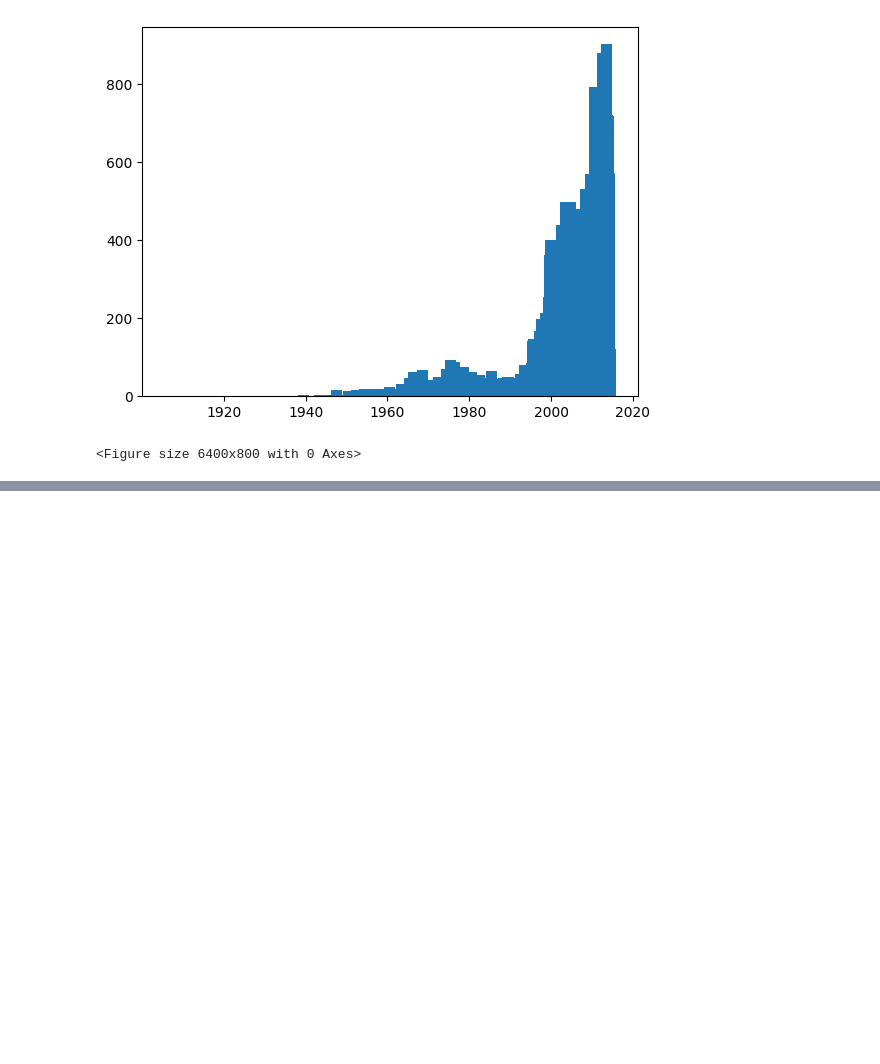
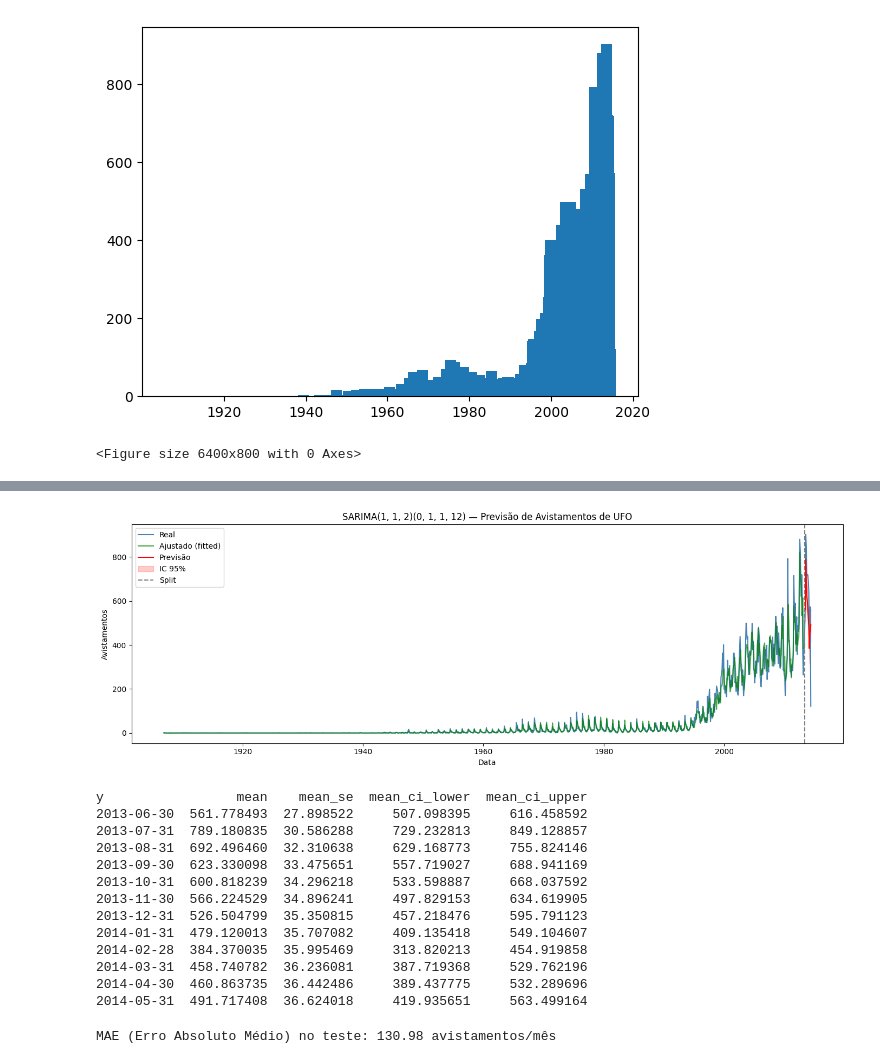
Before and after one commit to RafaelBarretoCruz/previsao-aliens, a Jupyter notebook: notebook.ipynb, the cells around one changed output, grey strips where cells are left out. Saved outputs shown, nothing was run; the diff lists cells and outputs as text; code cells hidden in the pictures; blank space fills up the shorter version.

Commit message:
Adicionando SARIMA

```diff
--- a/notebook.ipynb
+++ b/notebook.ipynb
@@ -28,0 +152,38 @@ plt.show()
+# %%
+fitted = melhor_modelo.fittedvalues
+x_ci = ci.index.to_pydatetime()
+
+plt.figure(figsize=(14, 5))
+plt.plot(ts.index, ts.values, label='Real', color='steelblue')
+plt.plot(fitted.index, fitted.values, label='Ajustado (fitted)', color='green', alpha=0.7)
+plt.plot(mean.index, mean.values, label='Previsão', color='red')
+plt.fill_between(x_ci, ci.iloc[:, 0].values, ci.iloc[:, 1].values, alpha=0.2, color='red', label='IC 95%')
+plt.axvline(treino.index[-1], ls='--', color='gray', label='Split')
+plt.xlabel('Data')
+plt.ylabel('Avistamentos')
+plt.title(f'SARIMA{melhor_ordem}{melhor_ordem_sazonal} — Previsão de Avistamentos de UFO')
+plt.legend()
+plt.tight_layout()
+plt.show()
+
+print(fc.summary_frame())
+# %% [output]
+[figure, added]
+y                 mean    mean_se  mean_ci_lower  mean_ci_upper
+2013-06-30  561.778493  27.898522     507.098395     616.458592
+2013-07-31  789.180835  30.586288     729.232813     849.128857
+2013-08-31  692.496460  32.310638     629.168773     755.824146
+2013-09-30  623.330098  33.475651     557.719027     688.941169
+2013-10-31  600.818239  34.296218     533.598887     668.037592
+2013-11-30  566.224529  34.896241     497.829153     634.619905
+2013-12-31  526.504799  35.350815     457.218476     595.791123
+2014-01-31  479.120013  35.707082     409.135418     549.104607
+2014-02-28  384.370035  35.995469     313.820213     454.919858
+2014-03-31  458.740782  36.236081     387.719368     529.762196
+2014-04-30  460.863735  36.442486     389.437775     532.289696
+2014-05-31  491.717408  36.624018     419.935651     563.499164
+# %%
+mae = mean_absolute_error(teste.values, mean.values)
+print(f'MAE (Erro Absoluto Médio) no teste: {mae:.2f} avistamentos/mês')
+# %% [output]
+MAE (Erro Absoluto Médio) no teste: 130.98 avistamentos/mês
```
Also changed, not shown: parts of 7 cells of this notebook.
